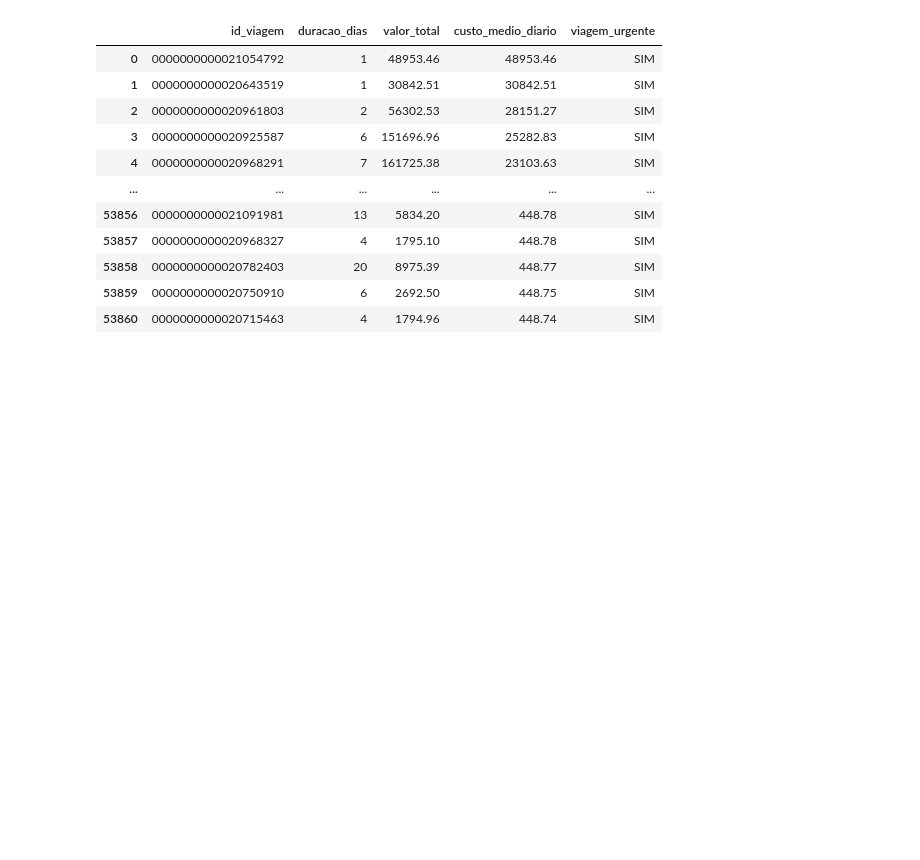
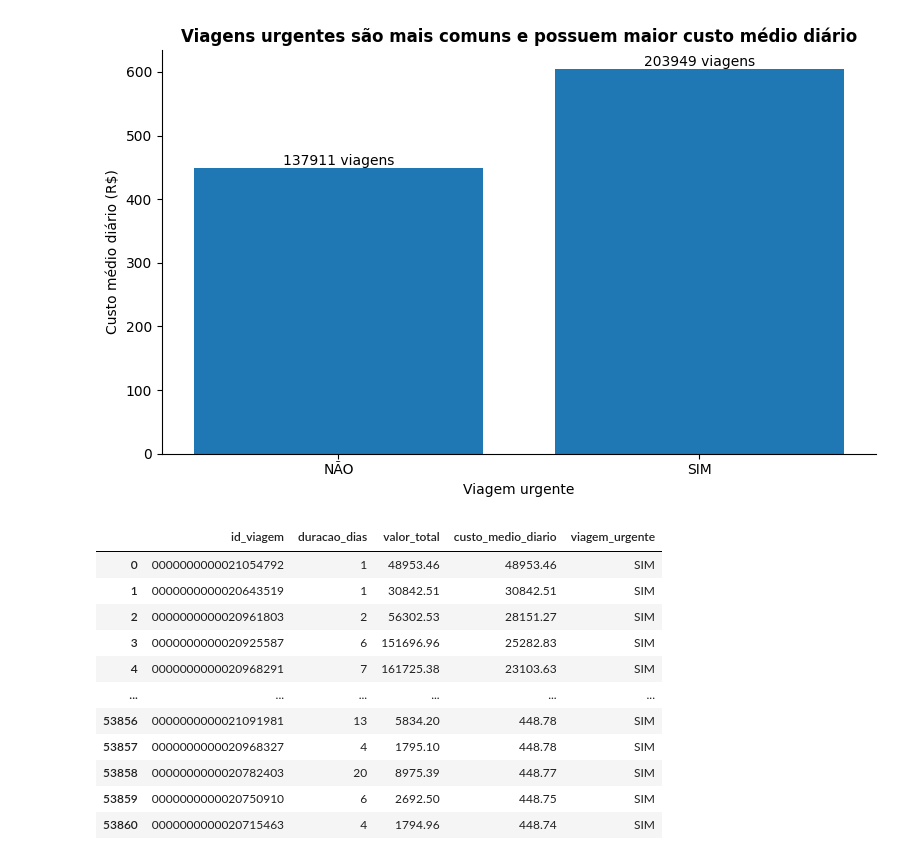
Before and after one commit to ruanguths/projeto-final-ruan-guths, a Jupyter notebook: scripts/3_analise.ipynb, the cells around one changed output. Cells and saved outputs as stored; diff of their text form; code cells hidden in the pictures; blank space fills up the shorter version.

```diff
--- a/scripts/3_analise.ipynb
+++ b/scripts/3_analise.ipynb
@@ -34,3 +33,37 @@ df_media_urgente_nao_urgente
+# %%
+# Gráfico do custo médio diário por tipo de viagem
+plt.figure(figsize=(8, 5))
+
+barras = plt.bar(
+    df_media_urgente_nao_urgente['viagem_urgente'],
+    df_media_urgente_nao_urgente['media_custo_diario']
+)
+
+# Rótulo com a quantidade de viagens
+for barra, qtd in zip(barras, df_media_urgente_nao_urgente['qtd_viagem']):
+    plt.text(
+        barra.get_x() + barra.get_width() / 2,
+        barra.get_height(),
+        f'{qtd} viagens',
+        ha='center',
+        va='bottom'
+    )
+
+plt.title('Viagens urgentes são mais comuns e possuem maior custo médio diário', fontweight = 'bold')
+plt.xlabel('Viagem urgente')
+plt.ylabel('Custo médio diário (R$)')
+
+# Remove a grade
+plt.grid(False)
+
+# Remove as bordas superior e direita
+plt.gca().spines['top'].set_visible(False)
+plt.gca().spines['right'].set_visible(False)
+
+plt.tight_layout()
+plt.show()
+# %% [output]
+[figure, added]
 # %%
 # verificando as viagens urgentes que possui custo médio diário maior que a média geral do custo diário das viagens não urgentes
 
```
Also changed, not shown: parts of 10 cells of this notebook, 7 other files.
